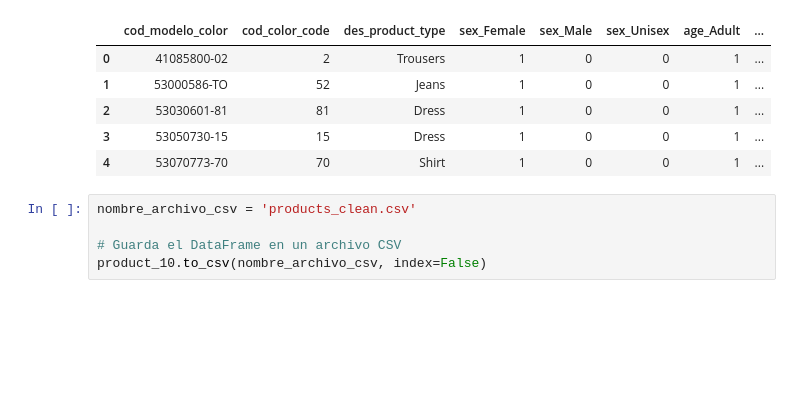
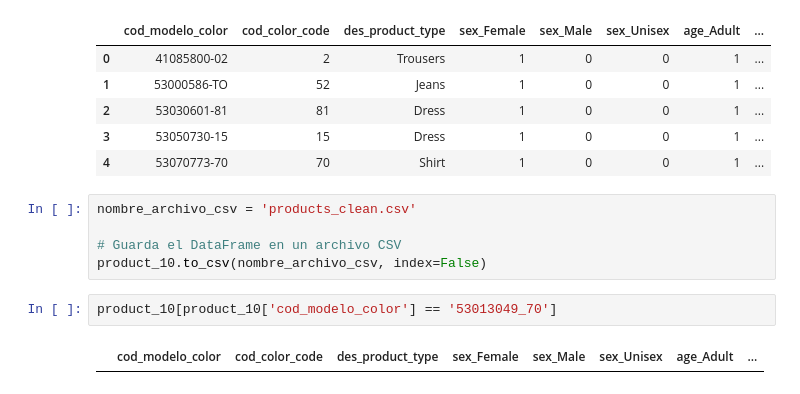
Before and after one commit to 0J0P0/Datathon-2023, a Jupyter notebook: preprocessing.ipynb, the cells around one changed output. Cells and saved outputs as stored; diff of their text form; blank space fills up the shorter version.

```diff
--- a/preprocessing.ipynb
+++ b/preprocessing.ipynb
@@ -248,3 +248,7 @@ nombre_archivo_csv = 'products_clean.csv'
 
 # Guarda el DataFrame en un archivo CSV
 product_10.to_csv(nombre_archivo_csv, index=False)
+# %%
+product_10[product_10['cod_modelo_color'] == '53013049_70']
+# %% [output]
+|  | cod_modelo_color | cod_color_code | des_product_type | sex_Female | sex_Male | sex_Unisex | age_Adult | ... |
```
